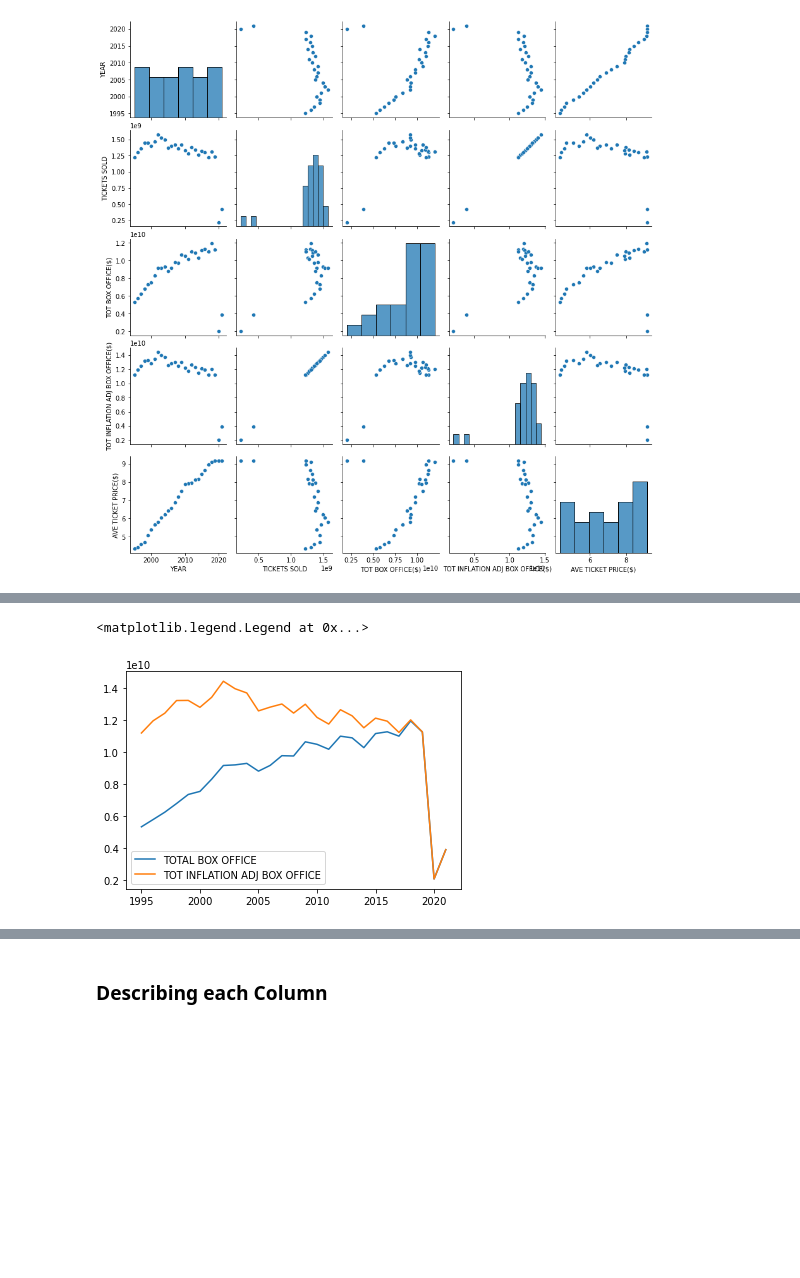
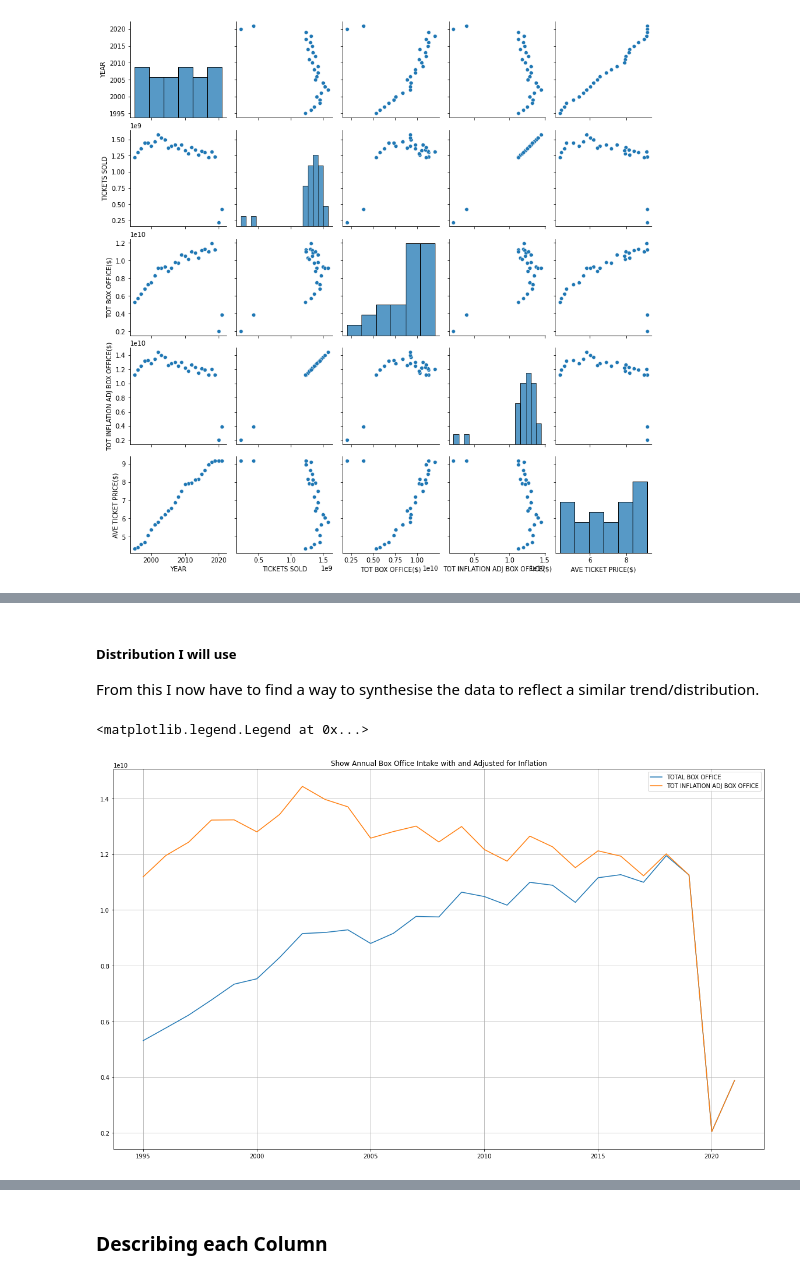
Before and after one commit to Lynch08/Programming_For_Data_Analysis, a Jupyter notebook: ProgDAproject/movie_ticket_sales.ipynb, the cells around one changed output, grey strips where cells are left out. Cells and saved outputs as stored; diff of their text form; code cells hidden in the pictures; blank space fills up the shorter version.

Commit message:
analysing original data again and writing introduction

```diff
--- a/ProgDAproject/movie_ticket_sales.ipynb
+++ b/ProgDAproject/movie_ticket_sales.ipynb
@@ -61,5 +131,7 @@ dtype: object
 # %%
-cols = ['TOTAL BOX OFFICE', 'TOTAL INFLATION ADJUSTED BOX OFFICE','AVERAGE TICKET PRICE']
+# Grouping the columns so I can remove the specific characters
+cols = ['TICKETS SOLD','TOTAL BOX OFFICE',
+        'TOTAL INFLATION ADJUSTED BOX OFFICE','AVERAGE TICKET PRICE']
 # %%
 AnnualTicketSales[cols] = AnnualTicketSales[cols].replace({'\$': '', ',': ''}, regex=True)
 # %% [output]
@@ -100,2 +162,0 @@ dtype: object
-# %%
-AnnualTicketSales.replace(',','', regex=True, inplace=True)
@@ -127,3 +173,6 @@ AnnualTicketSales
 # %%
-AnnualTicketSales = AnnualTicketSales.astype({"TICKETS SOLD": ('int64'), "TOTAL BOX OFFICE": ('int64'),
-                                              "TOTAL INFLATION ADJUSTED BOX OFFICE": ('int64'), "AVERAGE TICKET PRICE": float})
+# Changing data types for easier analysis
+AnnualTicketSales = AnnualTicketSales.astype({"TICKETS SOLD": ('int64'),
+                                              "TOTAL BOX OFFICE": ('int64'),
+                                              "TOTAL INFLATION ADJUSTED BOX OFFICE": ('int64'),
+                                              "AVERAGE TICKET PRICE": float})
@@ -164,13 +279,22 @@ sns.pairplot(AnnualTicketSales)
+# %% [markdown]
+##### Distribution I will use
+
+From this I now have to find a way to synthesise the data to reflect a similar trend/distribution.
 # %%
-plt.figure()
+plt.figure(figsize = (20,12))
 
 x = AnnualTicketSales['YEAR']
 y1 = AnnualTicketSales['TOT BOX OFFICE($)']
 y2 = AnnualTicketSales['TOT INFLATION ADJ BOX OFFICE($)']
 
+# Adds a grid
+plt.grid(True)
+
+
+plt.title("Show Annual Box Office Intake with and Adjusted for Inflation")
 plt.plot(x,y1, label ='TOTAL BOX OFFICE')
 plt.plot(x,y2, label ='TOT INFLATION ADJ BOX OFFICE')
 plt.legend()
 # %% [output]
 <matplotlib.legend.Legend at 0x...>
-[figure, old version]
+[figure, new version]
```
Also changed, not shown: parts of 52 cells of this notebook.
